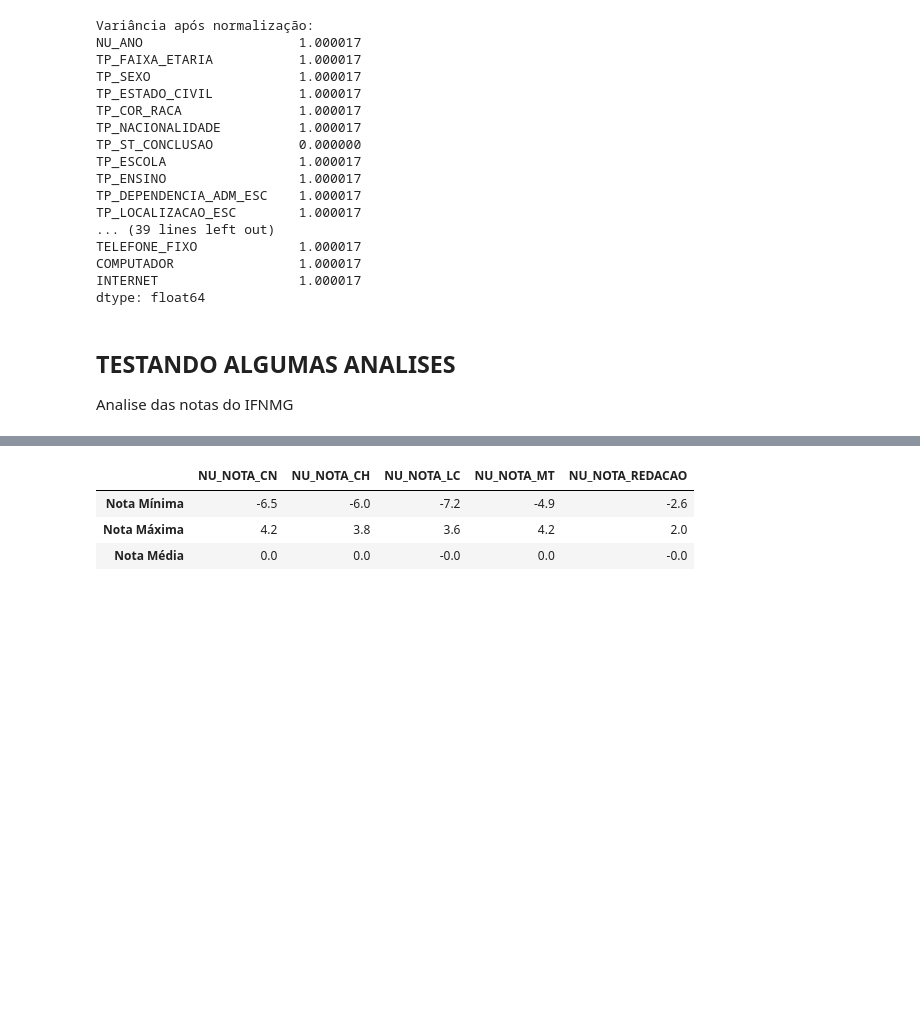
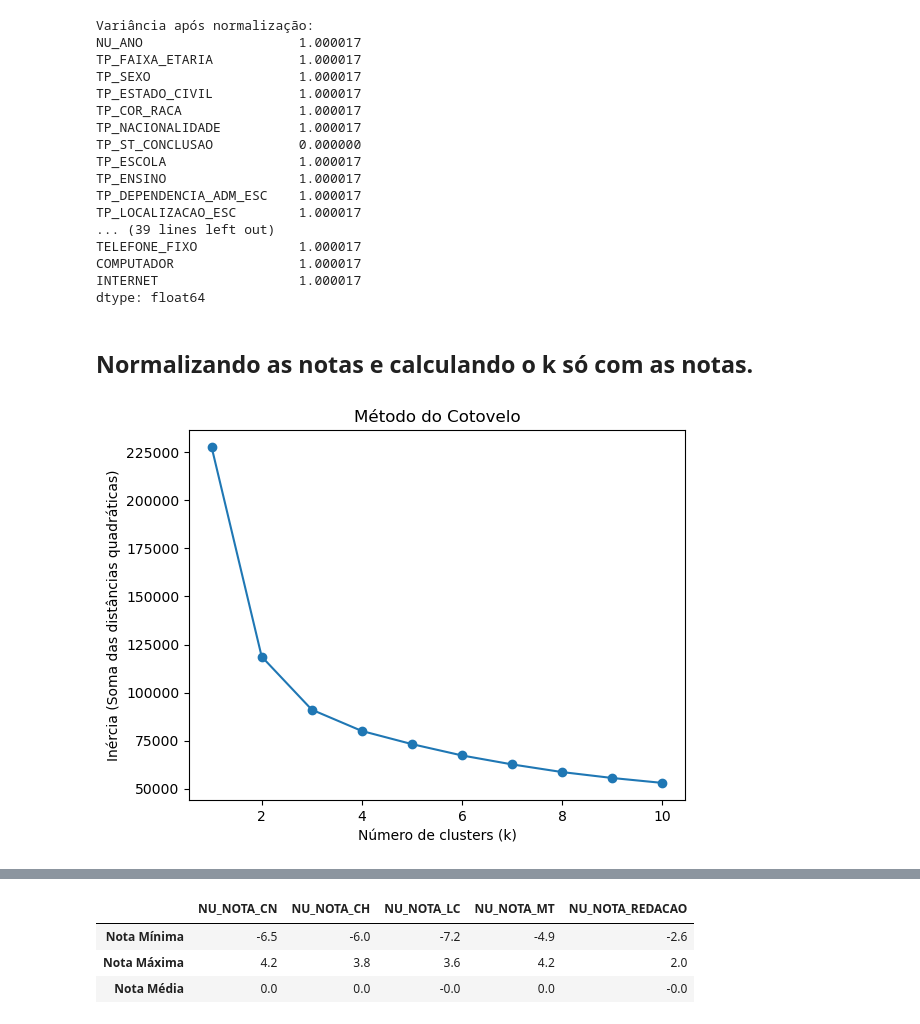
Before and after one commit to NandaLeal/TCC, a Jupyter notebook: TCC.ipynb, the cells around one changed output, grey strips where cells are left out. Drawn from its saved outputs; the diff is of its cells as text; code cells hidden in the pictures; blank space fills up the shorter version.

```diff
--- a/TCC.ipynb
+++ b/TCC.ipynb
@@ -1122,7 +1148,7 @@ Para definir o número ideal de clusters (k) no algoritmo K-Means, utilizaremos
 
 O **método do cotovelo** é utilizado para identificar o número ideal de clusters (k) no K-Means. Ele calcula a soma dos erros quadráticos dentro dos clusters (inertia) para diferentes valores de k. O ponto em que a redução do erro começa a diminuir de forma menos acentuada — formando um “cotovelo” no gráfico — indica o valor ideal de k.
 # %%
-df = pd.read_csv(r"BASES\ENEM_FINAL.csv")
+df = pd.read_csv(r"BASES\ENEM_ORDINAL.csv")
 
 # Selecionando apenas colunas numéricas e removendo linhas com NaN
 X = df.select_dtypes(include=['float64', 'int64']).dropna().values
@@ -1195,5 +1221,32 @@ COMPUTADOR                1.000017
 INTERNET                  1.000017
 dtype: float64
 # %% [markdown]
-## **TESTANDO ALGUMAS ANALISES**
-Analise das notas do IFNMG
+## **Normalizando as notas e calculando o k só com as notas.**
+# %%
+df_notas = pd.read_csv("BASES/ENEM_FINAL.csv")
+notas = df_notas[["NU_NOTA_CN",	"NU_NOTA_CH",	"NU_NOTA_LC", "NU_NOTA_MT"]]
+
+# Remover linhas com NaN nas colunas de notas
+notas = notas.dropna()
+
+# Normalizar
+scaler = StandardScaler()
+notas_normalizadas = scaler.fit_transform(notas)
+
+# Testar diferentes valores de k
+inercia = []
+K = range(1, 11)  # de 1 a 10 clusters
+
+for k in K:
+    kmeans = KMeans(n_clusters=k, random_state=42, n_init=10)
+    kmeans.fit(notas_normalizadas)
+    inercia.append(kmeans.inertia_)
+
+# Plotar o gráfico do cotovelo
+plt.plot(K, inercia, marker="o")
+plt.xlabel("Número de clusters (k)")
+plt.ylabel("Inércia (Soma das distâncias quadráticas)")
+plt.title("Método do Cotovelo")
+plt.show()
+# %% [output]
+[figure, added]
```
Also changed, not shown: parts of 9 cells of this notebook.
